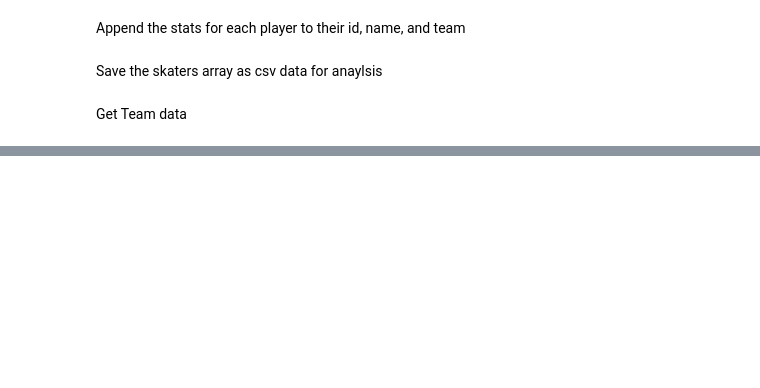
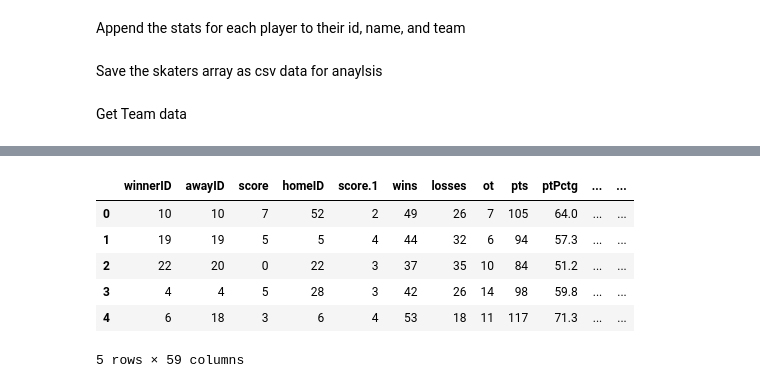
Before and after one commit to Noah-Boulton/SENG474, a Jupyter notebook: Project/Project.ipynb, the cells around one changed output, grey strips where cells are left out. Saved outputs shown, nothing was run; the diff lists cells and outputs as text; code cells hidden in the pictures; blank space fills up the shorter version.

Commit message:
Added game data

```diff
--- a/Project/Project.ipynb
+++ b/Project/Project.ipynb
@@ -291,0 +317,27 @@ Getting data for 2003-2004 season.
+# %%
+team_data_2017_2018 = get_csv_team(2017, 2018)
+header = team_data_2017_2018[0][3:]
+header = header *2
+# print(header)
+# games_2017_2018 = [['winnerID', 'awayID','score', 'homeID', 'score'] + header]
+games_2017_2018 = []
+for date in games['dates']:
+    for game in date['games']:
+        away_ID = game['teams']['away']['team']['id']
+        home_ID = game['teams']['home']['team']['id']
+        if away_ID > 80:
+            continue
+        away_score = game['teams']['away']['score']
+        home_score = game['teams']['home']['score']
+        winner_ID = away_ID
+        away_stats = team_data_2017_2018[get_team_stats(away_ID)][3:]
+        home_stats = team_data_2017_2018[get_team_stats(home_ID)][3:]
+        if home_score > away_score:
+            winner_ID = home_ID
+        games_2017_2018.append([winner_ID,
+                                away_ID,
+                                away_score,
+                                home_ID,
+                                home_score] +
+                                away_stats +
+                                home_stats)
@@ -291,0 +375,11 @@ Getting data for 2003-2004 season.
+# %%
+data_regression = pd.read_csv('game_data/game_data_2017_2018.csv', header=None, names=['winnerID', 'awayID','score', 'homeID', 'score'] + header)
+data_regression.head()
+# %% [output]
+|  | winnerID | awayID | score | homeID | score.1 | wins | losses | ot | pts | ptPctg | ... | ... |
+| 0 | 10 | 10 | 7 | 52 | 2 | 49 | 26 | 7 | 105 | 64.0 | ... | ... |
+| 1 | 19 | 19 | 5 | 5 | 4 | 44 | 32 | 6 | 94 | 57.3 | ... | ... |
+| 2 | 22 | 20 | 0 | 22 | 3 | 37 | 35 | 10 | 84 | 51.2 | ... | ... |
+| 3 | 4 | 4 | 5 | 28 | 3 | 42 | 26 | 14 | 98 | 59.8 | ... | ... |
+| 4 | 6 | 18 | 3 | 6 | 4 | 53 | 18 | 11 | 117 | 71.3 | ... | ... |
+5 rows × 59 columns
```
Also changed, not shown: parts of 14 cells of this notebook, 1 other file.
